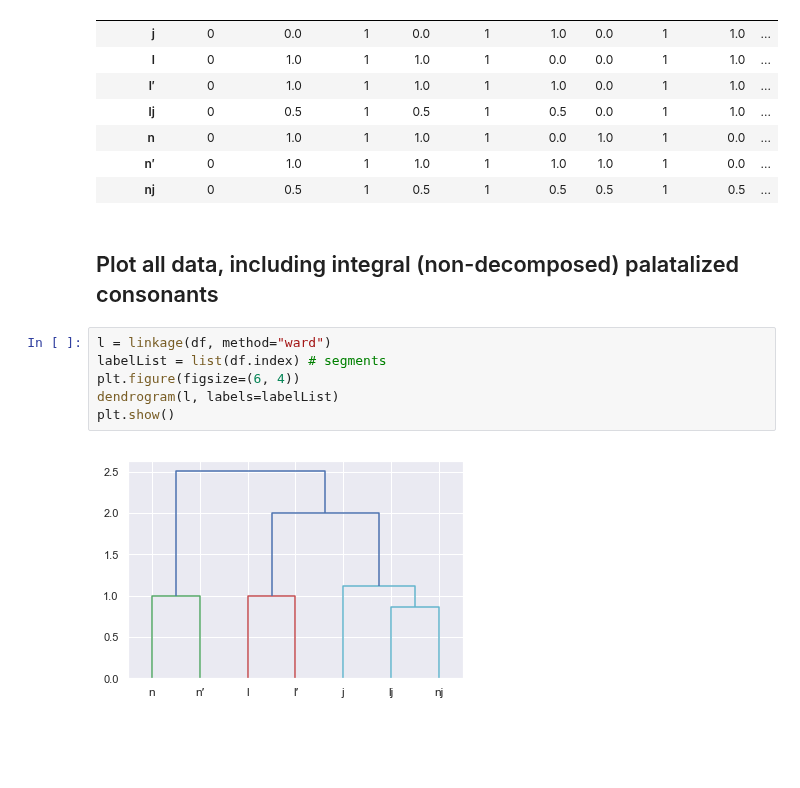
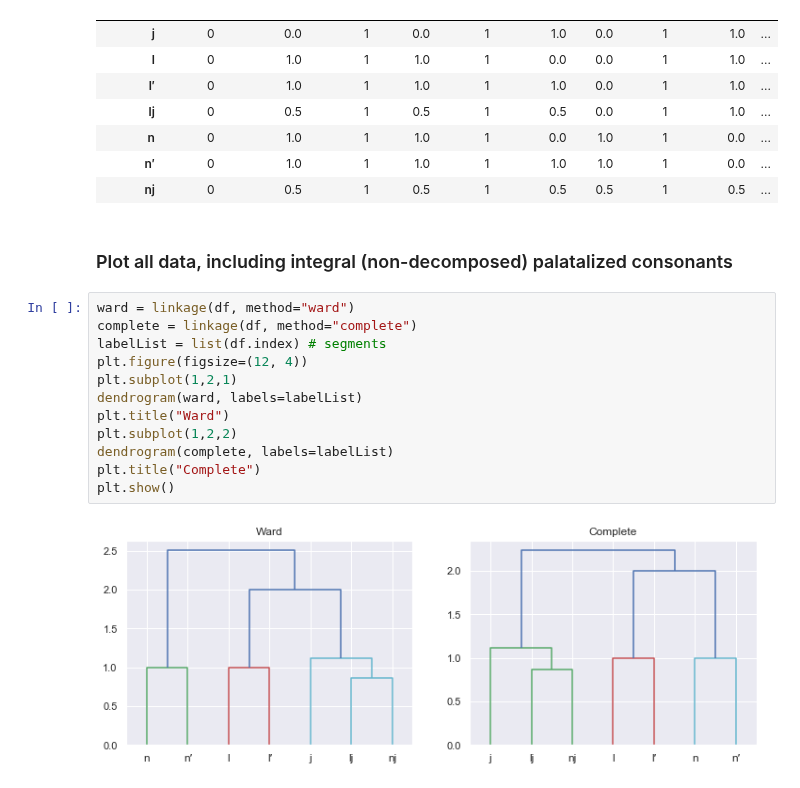
Before and after one commit to Data-Science-for-Linguists-2019/russian_rhyme, a Jupyter notebook: dev/decompose_palatalization.ipynb, the cells around one changed output. Cells and saved outputs as stored; diff of their text form; blank space fills up the shorter version.

```diff
--- a/dev/decompose_palatalization.ipynb
+++ b/dev/decompose_palatalization.ipynb
@@ -41,12 +45,18 @@ df
 | n′ | 0 | 1.0 | 1 | 1.0 | 1 | 1.0 | 1.0 | 1 | 0.0 | ... |
 | nj | 0 | 0.5 | 1 | 0.5 | 1 | 0.5 | 0.5 | 1 | 0.5 | ... |
 # %% [markdown]
-## Plot all data, including integral (non-decomposed) palatalized consonants
+### Plot all data, including integral (non-decomposed) palatalized consonants
 # %%
-l = linkage(df, method="ward")
+ward = linkage(df, method="ward")
+complete = linkage(df, method="complete")
 labelList = list(df.index) # segments
-plt.figure(figsize=(6, 4))
-dendrogram(l, labels=labelList)
+plt.figure(figsize=(12, 4))
+plt.subplot(1,2,1)
+dendrogram(ward, labels=labelList)
+plt.title("Ward")
+plt.subplot(1,2,2)
+dendrogram(complete, labels=labelList)
+plt.title("Complete")
 plt.show()
 # %% [output]
-[figure, old version]
+[figure, new version]
```
Also changed, not shown: parts of 31 cells of this notebook, 1 other file.
